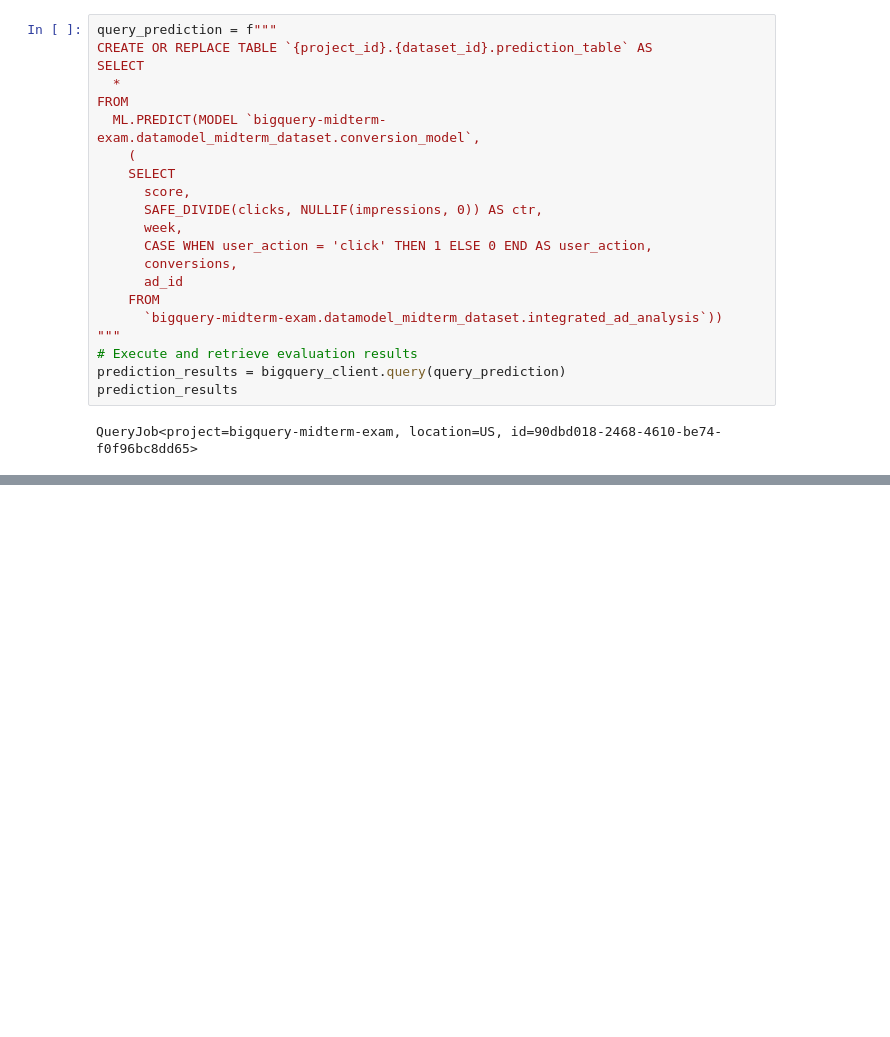
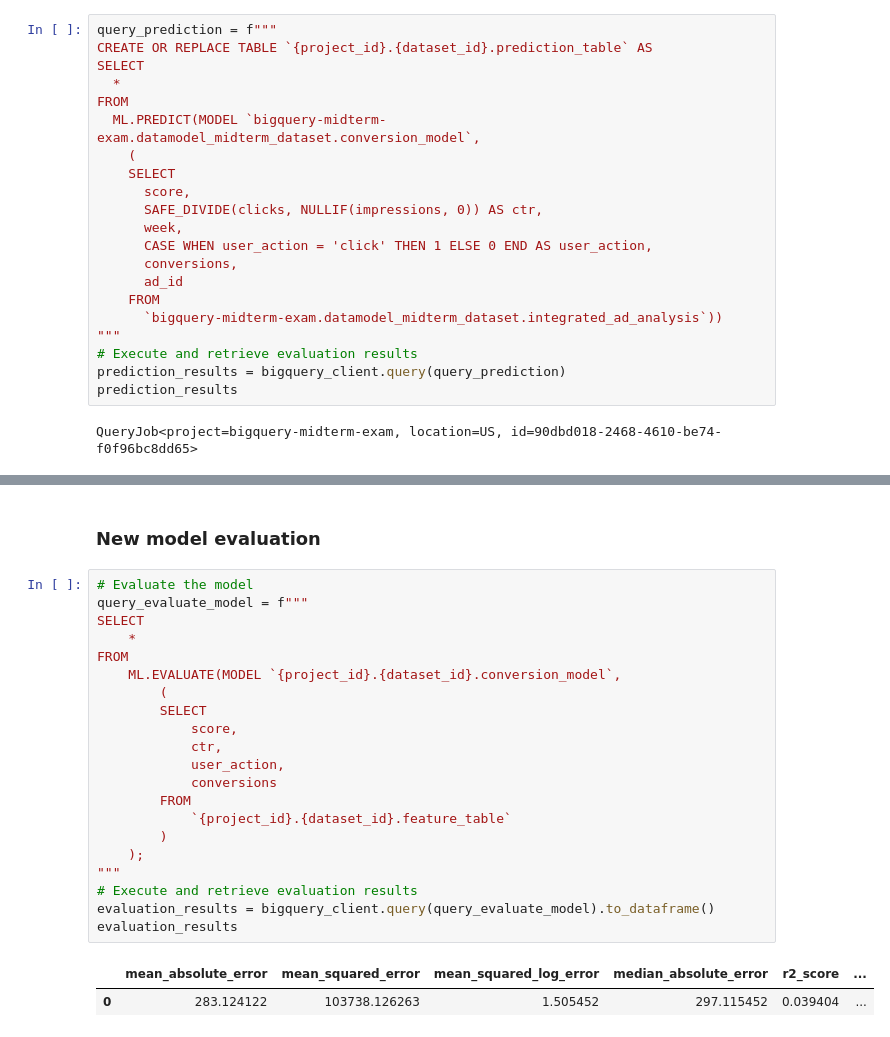
Before and after one commit to Mattis3858/datamodel_midterm_exam, a Jupyter notebook: midterm_exam.ipynb, the cells around one changed output, grey strips where cells are left out. Saved outputs shown, nothing was run; the diff lists cells and outputs as text; blank space fills up the shorter version.

Commit message:
adding new model for better model performance

```diff
--- a/midterm_exam.ipynb
+++ b/midterm_exam.ipynb
@@ -461,0 +559,26 @@ QueryJob<project=bigquery-midterm-exam, location=US, id=90dbd018-2468-4610-be74-
+# %% [markdown]
+### New model evaluation
+# %%
+# Evaluate the model
+query_evaluate_model = f"""
+SELECT
+    *
+FROM
+    ML.EVALUATE(MODEL `{project_id}.{dataset_id}.conversion_model`,
+        (
+        SELECT
+            score,
+            ctr,
+            user_action,
+            conversions
+        FROM
+            `{project_id}.{dataset_id}.feature_table`
+        )
+    );
+"""
+# Execute and retrieve evaluation results
+evaluation_results = bigquery_client.query(query_evaluate_model).to_dataframe()
+evaluation_results
+# %% [output]
+|  | mean_absolute_error | mean_squared_error | mean_squared_log_error | median_absolute_error | r2_score | ... |
+| 0 | 283.124122 | 103738.126263 | 1.505452 | 297.115452 | 0.039404 | ... |
```
Also changed, not shown: parts of 15 cells of this notebook.
